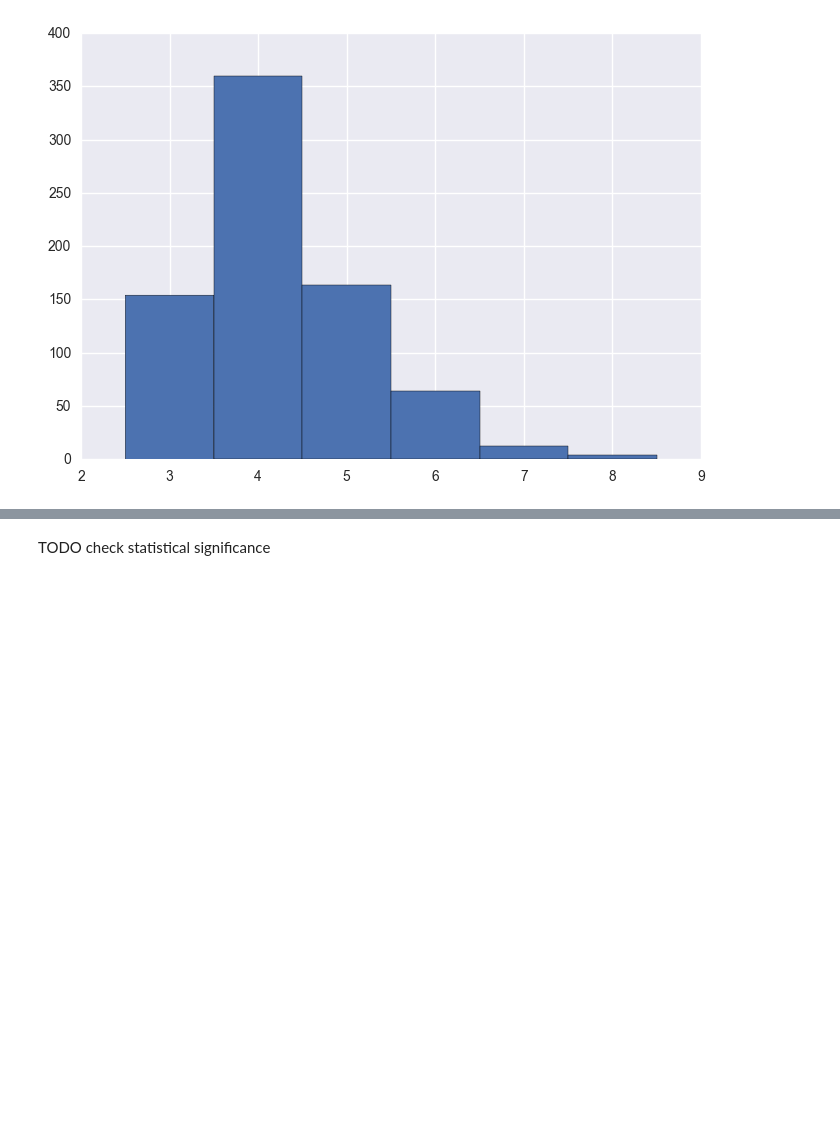
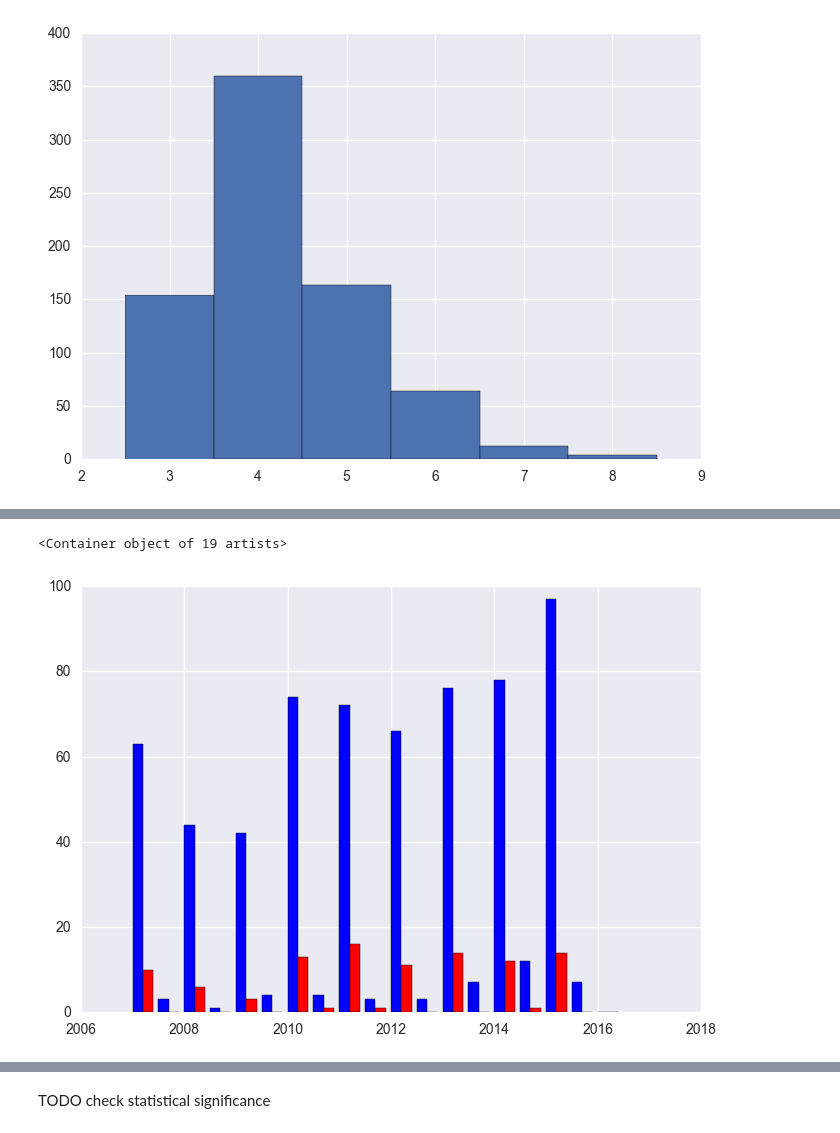
Before and after one commit to korcek-juraj/Homework, a Jupyter notebook: 02 - Data from the Web/Data from the Web.ipynb, the cells around one changed output, grey strips where cells are left out. Saved outputs shown, nothing was run; the diff lists cells and outputs as text; code cells hidden in the pictures; blank space fills up the shorter version.

```diff
--- a/02 - Data from the Web/Data from the Web.ipynb
+++ b/02 - Data from the Web/Data from the Web.ipynb
@@ -312,10 +312,9 @@ TODO check statistical significance
 result_dict = {}
 periods = []
 
-
 periods.append(('Master semestre 1', '1'))
 periods.append(('Master semestre 3', '3'))
-periods.append(('Master semestre 2', '2'))  # 2 and 3 skipped to ensure proper order - sem3 is automne one so it shoudl come before sem2 (spring) in the list
+periods.append(('Master semestre 2', '2'))  # 2 and 3 skipped to ensure proper order - sem3 is autumn one so it should come before sem2 (spring) in the list
 periods.append(('Projet Master automne', 'pa'))
 periods.append(('Projet Master printemps', 'pp'))
 
@@ -328,7 +327,7 @@ for year in range(2007, 2017):
                 raise Exception('Unexpected gender:' + gender + '; period: ' + str(period_name) + ' year: ' + str(year) + ' id: ' + str(id))
             gender = int(gender == 'Monsieur')  # => 1 for Monsieur, 0 for Madame
 
-            id = int(record[10])  # will raise expcetion if Noone or empty string
+            id = int(record[10])  # will raise expcetion if None or empty string
             if id not in result_dict:
                 result_dict[id] = {'gender': gender, 'spec': '', 'has_minor': 0, 'sems': [], 'sem_count': 0, 's_sems': [], 's_sem_count': 0, 'c_sems': [], 'c_sem_count': 0,
                                                               'p_sems': [], 'p_sem_count': 0, 'ps_sems': [], 'ps_sem_count': 0, 'pc_sems': [], 'pc_sem_count': 0}
@@ -348,7 +347,8 @@ for year in range(2007, 2017):
                 statut_prefix = 's' if statut == 'Stage' else ''
             elif statut == 'Congé':
                 statut_prefix = 'c'
-            else: raise Exception('Unexpected statut: ' + statut + '; period: ' + str(period_name) + ' year: ' + str(year) + ' id: ' + str(id))
+            else:
+                raise Exception('Unexpected statut: ' + statut + '; period: ' + str(period_name) + ' year: ' + str(year) + ' id: ' + str(id))
 
             if period_code.startswith('p'):
                 result_dict[id]['p' + statut_prefix + '_sems'].append(str(period_code) + '_' + str(year))
@@ -603,0 +706,19 @@ plt.plot(years[:-2], average_over_years_f[:-2], color='r')
+# %%
+no_of_f_per_sem = size_f_sum
+no_of_f_per_sem[no_of_f_per_sem==np.inf] = 0
+
+no_of_m_per_sem = size_m_sum
+no_of_m_per_sem[no_of_m_per_sem==np.inf] = 0
+
+plt.figure()
+
+width = 0.20
+
+plt.bar(years, no_of_m_per_sem, width,
+    color='b')
+
+plt.bar(years +width, no_of_f_per_sem, width,
+    color='r')
+# %% [output]
+<Container object of 19 artists>
+[figure, added]
```
Also changed, not shown: parts of 22 cells of this notebook.
